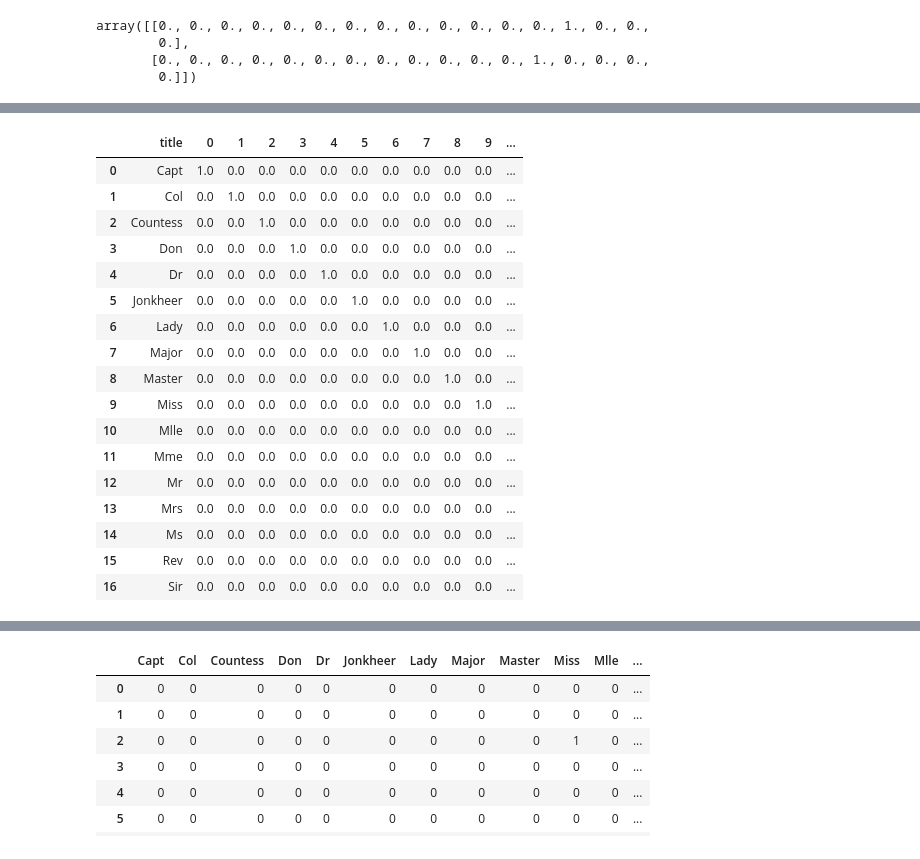
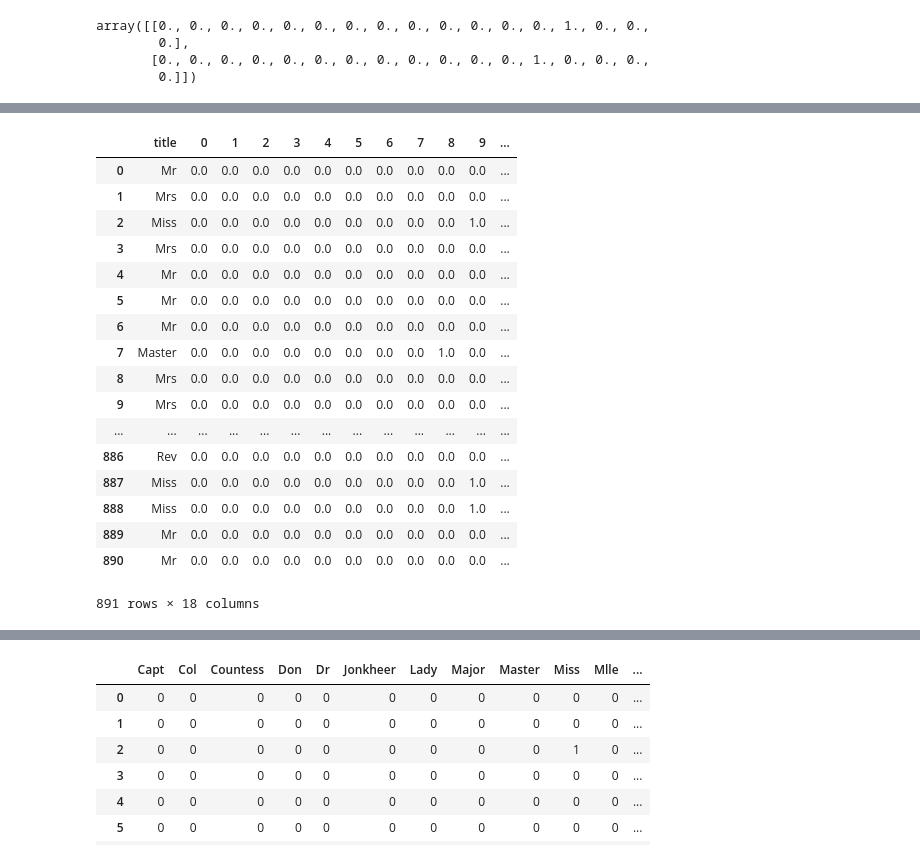
Before and after one commit to YJEEEN/MachineLearning, a Jupyter notebook: Code/DA_day1_Mission(titanic).ipynb, the cells around one changed output, grey strips where cells are left out. Saved outputs shown, nothing was run; the diff lists cells and outputs as text; code cells hidden in the pictures.

```diff
--- a/Code/DA_day1_Mission(titanic).ipynb
+++ b/Code/DA_day1_Mission(titanic).ipynb
@@ -442,3 +432,15 @@ tempTitle
 15         Rev
 16         Sir
 Name: title, dtype: object
+# %%
+alpha = df["title"]
+for i in range(tempTitle.shape[0]):
+    alpha = np.where(df["title"] == tempTitle[i], i, alpha)
+
+alpha
+
+tempOhe = ohe.transform(alpha.reshape(-1,1)).toarray()
+
+tempOhe
+
+# tempTitle = pd.Series(tempTitle, name="title")
@@ -445,25 +455,25 @@ Name: title, dtype: object
 # %%
-tempDf = pd.concat([tempTitle, pd.DataFrame(tempOhe)], axis = 1)
+tempDf = pd.concat([df["title"], pd.DataFrame(tempOhe)], axis = 1)
 tempDf
 # %% [output]
 |  | title | 0 | 1 | 2 | 3 | 4 | 5 | 6 | 7 | 8 | 9 | ... |
-| 0 | Capt | 1.0 | 0.0 | 0.0 | 0.0 | 0.0 | 0.0 | 0.0 | 0.0 | 0.0 | 0.0 | ... |
-| 1 | Col | 0.0 | 1.0 | 0.0 | 0.0 | 0.0 | 0.0 | 0.0 | 0.0 | 0.0 | 0.0 | ... |
-| 2 | Countess | 0.0 | 0.0 | 1.0 | 0.0 | 0.0 | 0.0 | 0.0 | 0.0 | 0.0 | 0.0 | ... |
-| 3 | Don | 0.0 | 0.0 | 0.0 | 1.0 | 0.0 | 0.0 | 0.0 | 0.0 | 0.0 | 0.0 | ... |
-| 4 | Dr | 0.0 | 0.0 | 0.0 | 0.0 | 1.0 | 0.0 | 0.0 | 0.0 | 0.0 | 0.0 | ... |
-| 5 | Jonkheer | 0.0 | 0.0 | 0.0 | 0.0 | 0.0 | 1.0 | 0.0 | 0.0 | 0.0 | 0.0 | ... |
-| 6 | Lady | 0.0 | 0.0 | 0.0 | 0.0 | 0.0 | 0.0 | 1.0 | 0.0 | 0.0 | 0.0 | ... |
-| 7 | Major | 0.0 | 0.0 | 0.0 | 0.0 | 0.0 | 0.0 | 0.0 | 1.0 | 0.0 | 0.0 | ... |
-| 8 | Master | 0.0 | 0.0 | 0.0 | 0.0 | 0.0 | 0.0 | 0.0 | 0.0 | 1.0 | 0.0 | ... |
-| 9 | Miss | 0.0 | 0.0 | 0.0 | 0.0 | 0.0 | 0.0 | 0.0 | 0.0 | 0.0 | 1.0 | ... |
-| 10 | Mlle | 0.0 | 0.0 | 0.0 | 0.0 | 0.0 | 0.0 | 0.0 | 0.0 | 0.0 | 0.0 | ... |
-| 11 | Mme | 0.0 | 0.0 | 0.0 | 0.0 | 0.0 | 0.0 | 0.0 | 0.0 | 0.0 | 0.0 | ... |
-| 12 | Mr | 0.0 | 0.0 | 0.0 | 0.0 | 0.0 | 0.0 | 0.0 | 0.0 | 0.0 | 0.0 | ... |
-| 13 | Mrs | 0.0 | 0.0 | 0.0 | 0.0 | 0.0 | 0.0 | 0.0 | 0.0 | 0.0 | 0.0 | ... |
-| 14 | Ms | 0.0 | 0.0 | 0.0 | 0.0 | 0.0 | 0.0 | 0.0 | 0.0 | 0.0 | 0.0 | ... |
-| 15 | Rev | 0.0 | 0.0 | 0.0 | 0.0 | 0.0 | 0.0 | 0.0 | 0.0 | 0.0 | 0.0 | ... |
-| 16 | Sir | 0.0 | 0.0 | 0.0 | 0.0 | 0.0 | 0.0 | 0.0 | 0.0 | 0.0 | 0.0 | ... |
+| 0 | Mr | 0.0 | 0.0 | 0.0 | 0.0 | 0.0 | 0.0 | 0.0 | 0.0 | 0.0 | 0.0 | ... |
+| 1 | Mrs | 0.0 | 0.0 | 0.0 | 0.0 | 0.0 | 0.0 | 0.0 | 0.0 | 0.0 | 0.0 | ... |
+| 2 | Miss | 0.0 | 0.0 | 0.0 | 0.0 | 0.0 | 0.0 | 0.0 | 0.0 | 0.0 | 1.0 | ... |
+| 3 | Mrs | 0.0 | 0.0 | 0.0 | 0.0 | 0.0 | 0.0 | 0.0 | 0.0 | 0.0 | 0.0 | ... |
+| 4 | Mr | 0.0 | 0.0 | 0.0 | 0.0 | 0.0 | 0.0 | 0.0 | 0.0 | 0.0 | 0.0 | ... |
+| 5 | Mr | 0.0 | 0.0 | 0.0 | 0.0 | 0.0 | 0.0 | 0.0 | 0.0 | 0.0 | 0.0 | ... |
+| 6 | Mr | 0.0 | 0.0 | 0.0 | 0.0 | 0.0 | 0.0 | 0.0 | 0.0 | 0.0 | 0.0 | ... |
+| 7 | Master | 0.0 | 0.0 | 0.0 | 0.0 | 0.0 | 0.0 | 0.0 | 0.0 | 1.0 | 0.0 | ... |
+| 8 | Mrs | 0.0 | 0.0 | 0.0 | 0.0 | 0.0 | 0.0 | 0.0 | 0.0 | 0.0 | 0.0 | ... |
+| 9 | Mrs | 0.0 | 0.0 | 0.0 | 0.0 | 0.0 | 0.0 | 0.0 | 0.0 | 0.0 | 0.0 | ... |
+| ... | ... | ... | ... | ... | ... | ... | ... | ... | ... | ... | ... | ... |
+| 886 | Rev | 0.0 | 0.0 | 0.0 | 0.0 | 0.0 | 0.0 | 0.0 | 0.0 | 0.0 | 0.0 | ... |
+| 887 | Miss | 0.0 | 0.0 | 0.0 | 0.0 | 0.0 | 0.0 | 0.0 | 0.0 | 0.0 | 1.0 | ... |
+| 888 | Miss | 0.0 | 0.0 | 0.0 | 0.0 | 0.0 | 0.0 | 0.0 | 0.0 | 0.0 | 1.0 | ... |
+| 889 | Mr | 0.0 | 0.0 | 0.0 | 0.0 | 0.0 | 0.0 | 0.0 | 0.0 | 0.0 | 0.0 | ... |
+| 890 | Mr | 0.0 | 0.0 | 0.0 | 0.0 | 0.0 | 0.0 | 0.0 | 0.0 | 0.0 | 0.0 | ... |
+891 rows × 18 columns
 # %%
 # df.join(tempDf,on='title')
 # df.join(tempTitle, lsuffix='title', rsuffix='title')
```
Also changed, not shown: parts of 14 cells of this notebook, 2 other files.
